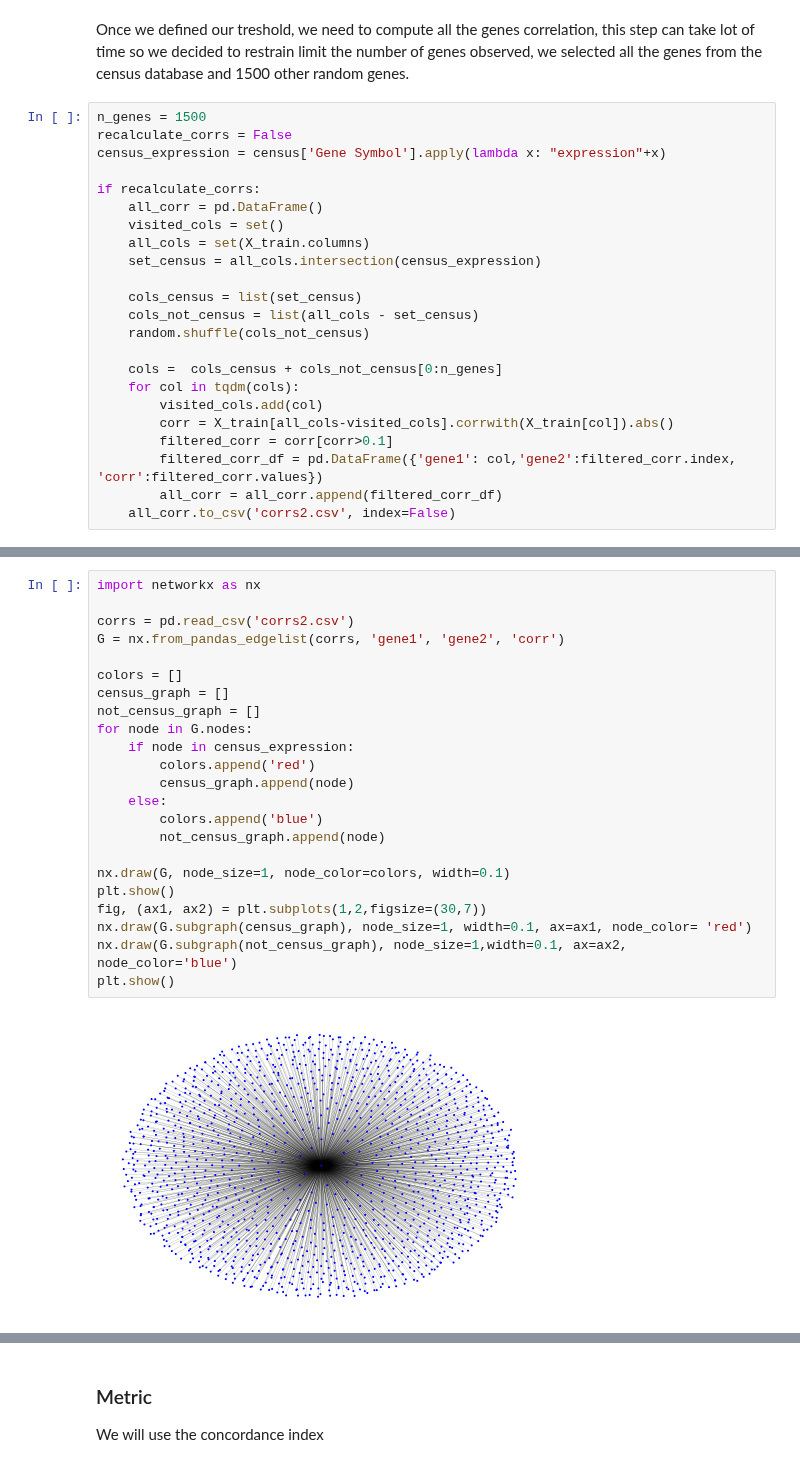
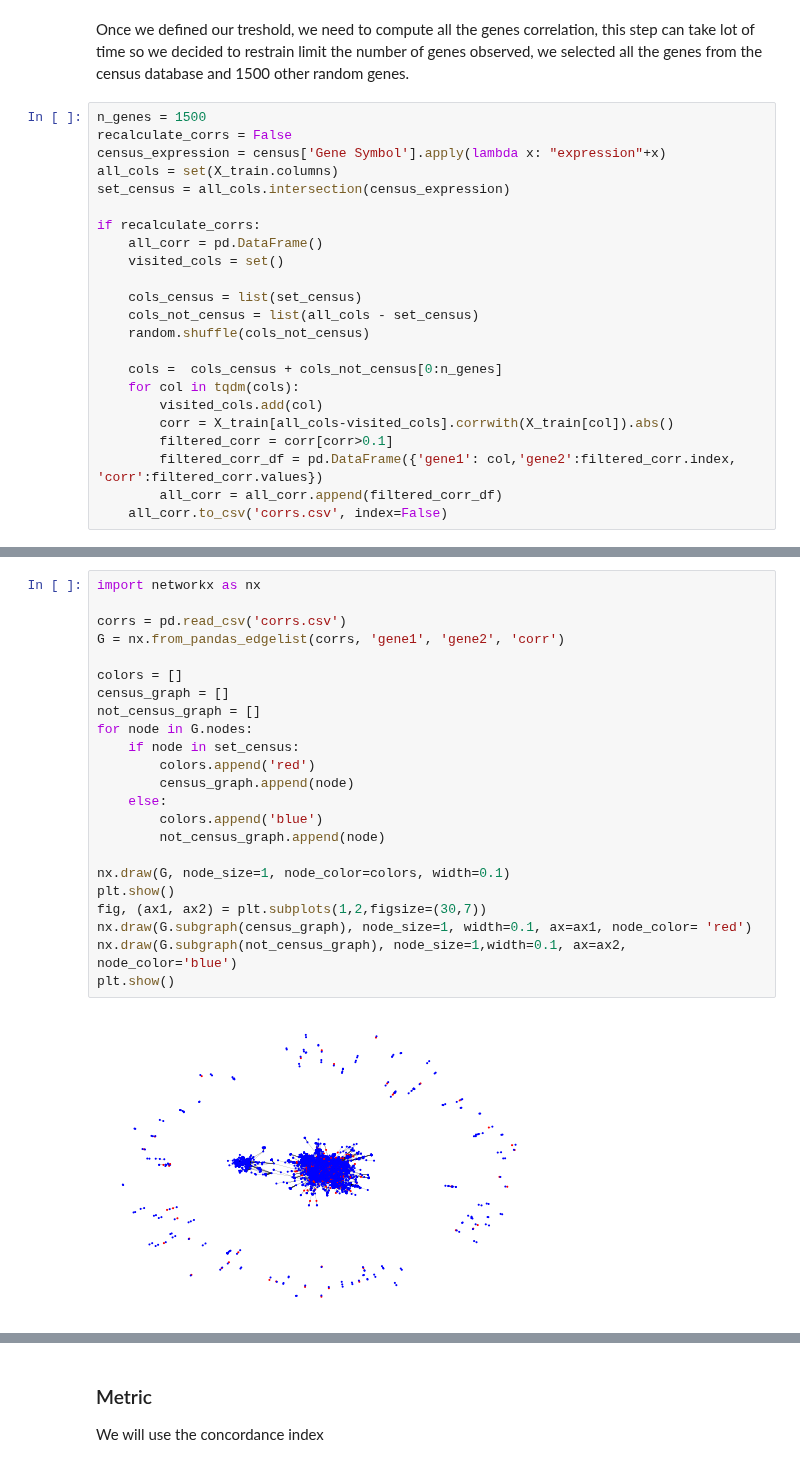
Before and after one commit to StephaneBereux/Cancer-survival-challenge, a Jupyter notebook: starting_kit.ipynb, the cells around one changed output, grey strips where cells are left out. Saved outputs shown, nothing was run; the diff lists cells and outputs as text.

Commit message:
added corrs file

```diff
--- a/starting_kit.ipynb
+++ b/starting_kit.ipynb
@@ -610,12 +611,12 @@ Once we defined our treshold, we need to compute all the genes correlation, this
 n_genes = 1500
 recalculate_corrs = False
 census_expression = census['Gene Symbol'].apply(lambda x: "expression"+x)
+all_cols = set(X_train.columns)
+set_census = all_cols.intersection(census_expression)
 
 if recalculate_corrs:
     all_corr = pd.DataFrame()
     visited_cols = set()
-    all_cols = set(X_train.columns)
-    set_census = all_cols.intersection(census_expression)
 
     cols_census = list(set_census)
     cols_not_census = list(all_cols - set_census)
@@ -628,5 +629,5 @@ if recalculate_corrs:
         filtered_corr = corr[corr>0.1]
         filtered_corr_df = pd.DataFrame({'gene1': col,'gene2':filtered_corr.index, 'corr':filtered_corr.values})
         all_corr = all_corr.append(filtered_corr_df)
-    all_corr.to_csv('corrs2.csv', index=False)
+    all_corr.to_csv('corrs.csv', index=False)
 # %% [markdown]
@@ -634,25 +635,25 @@ The next step is to represent this correlation as a graph. For this we use the l
 # %%
 import networkx as nx
 
-corrs = pd.read_csv('corrs2.csv')
+corrs = pd.read_csv('corrs.csv')
 G = nx.from_pandas_edgelist(corrs, 'gene1', 'gene2', 'corr')
 
 colors = []
 census_graph = []
 not_census_graph = []
 for node in G.nodes:
-    if node in census_expression:
+    if node in set_census:
         colors.append('red')
         census_graph.append(node)
     else:
         colors.append('blue')
         not_census_graph.append(node)
 
 nx.draw(G, node_size=1, node_color=colors, width=0.1)
 plt.show()
 fig, (ax1, ax2) = plt.subplots(1,2,figsize=(30,7))
 nx.draw(G.subgraph(census_graph), node_size=1, width=0.1, ax=ax1, node_color= 'red')
 nx.draw(G.subgraph(not_census_graph), node_size=1,width=0.1, ax=ax2, node_color='blue')
 plt.show()
 # %% [output]
-[figure, old version]
+[figure, new version]
```
Also changed, not shown: parts of 11 cells of this notebook, 1 other file.
